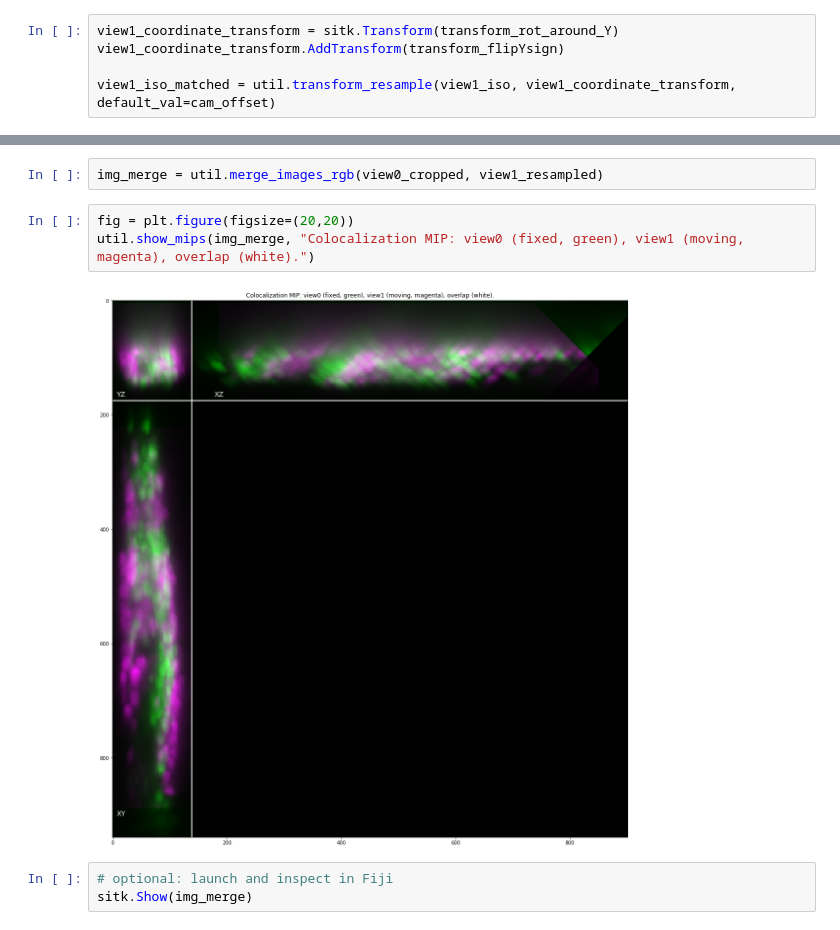
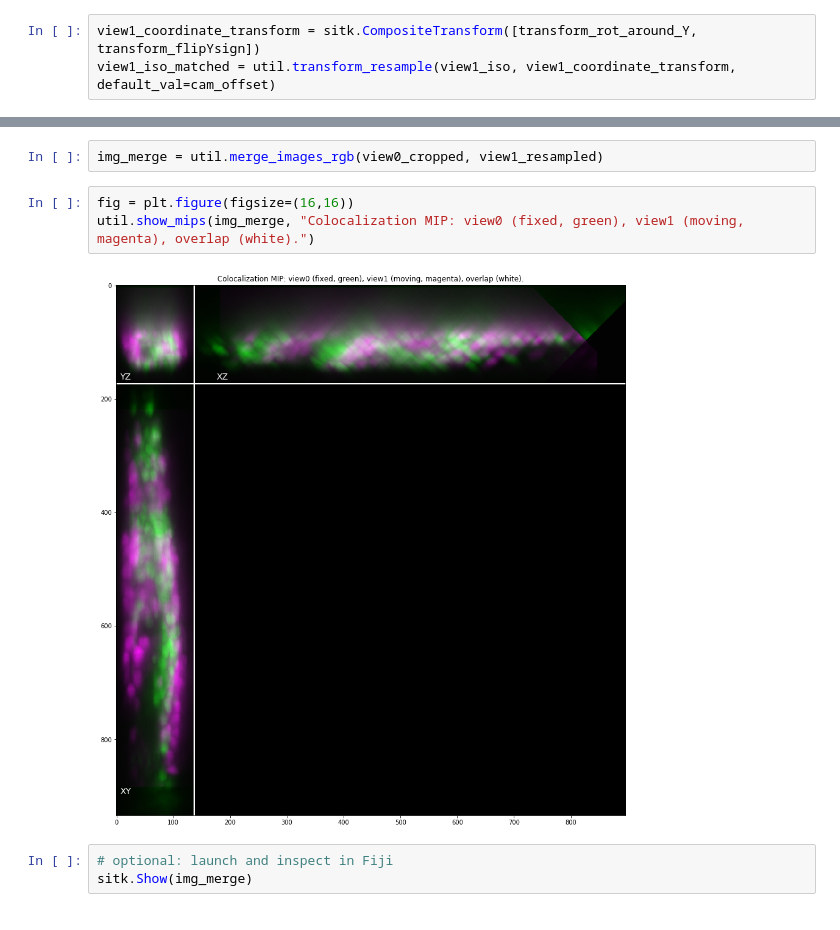
Before and after one commit to nvladimus/ITK_sandbox, a Jupyter notebook: worm_head(2019-03-05)-reg_affine-decon_RLucy.ipynb, the cells around one changed output, grey strips where cells are left out. Cells and saved outputs as stored; diff of their text form.

```diff
--- a/worm_head(2019-03-05)-reg_affine-decon_RLucy.ipynb
+++ b/worm_head(2019-03-05)-reg_affine-decon_RLucy.ipynb
@@ -107,9 +117,7 @@ view1_iso = util.resample_isotropic(view1_unsheared, default_val=cam_offset)
 # %% [markdown]
 Now transform view1 coordinates to match them to view0:
 # %%
-view1_coordinate_transform = sitk.Transform(transform_rot_around_Y)
-view1_coordinate_transform.AddTransform(transform_flipYsign)
-
+view1_coordinate_transform = sitk.CompositeTransform([transform_rot_around_Y, transform_flipYsign])
 view1_iso_matched = util.transform_resample(view1_iso, view1_coordinate_transform, default_val=cam_offset)
 # %%
 fig = plt.figure(figsize=(18,8))
@@ -174,10 +182,10 @@ view1_resampled = util.resample_moving2fixed(view0_cropped, view1_initial, defau
 # %%
 img_merge = util.merge_images_rgb(view0_cropped, view1_resampled)
 # %%
-fig = plt.figure(figsize=(20,20))
+fig = plt.figure(figsize=(16,16))
 util.show_mips(img_merge, "Colocalization MIP: view0 (fixed, green), view1 (moving, magenta), overlap (white).")
 # %% [output]
-[figure, old version]
+[figure, new version]
 # %%
 # optional: launch and inspect in Fiji
 sitk.Show(img_merge)
```
Also changed, not shown: parts of 18 cells of this notebook, 2 other files.
